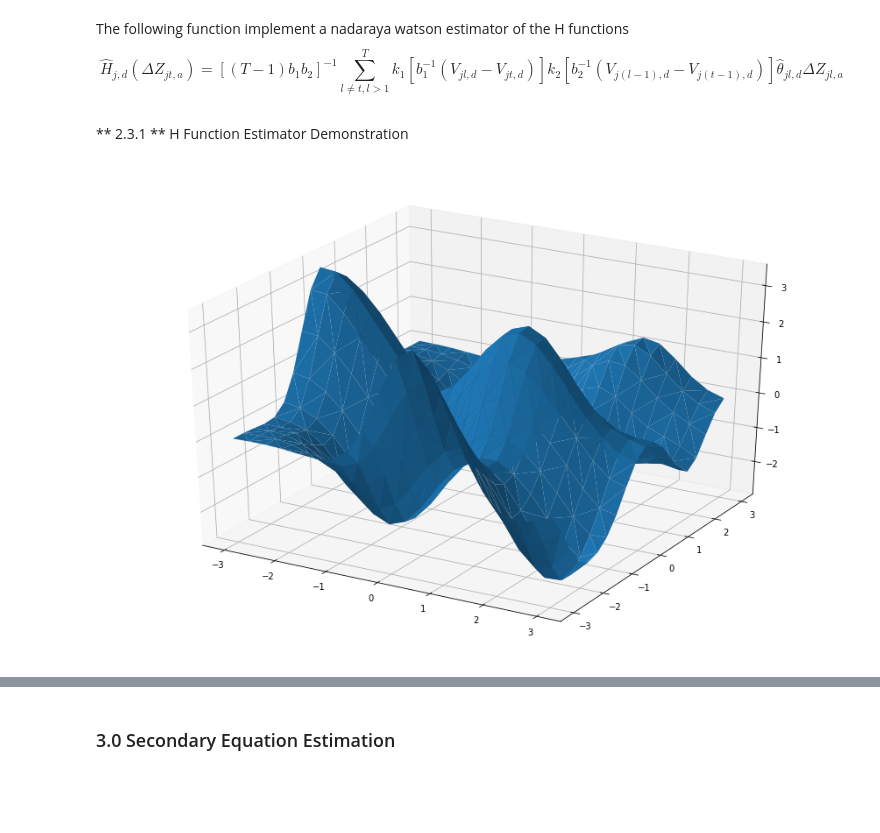
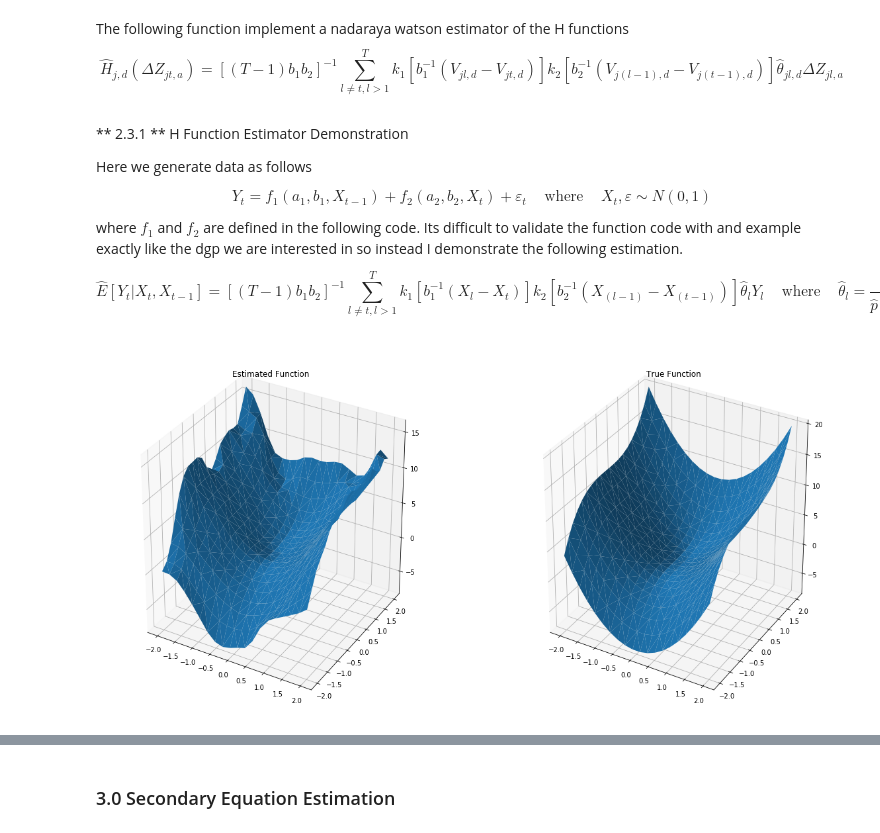
Before and after one commit to Existentialdredd/pan_sel_cntrl, a Jupyter notebook: PS&C.ipynb, the cells around one changed output, grey strips where cells are left out. Drawn from its saved outputs; the diff is of its cells as text; code cells hidden in the pictures; blank space fills up the shorter version.

Commit message:
changes to H function demonstration

```diff
--- a/PS&C.ipynb
+++ b/PS&C.ipynb
@@ -321,50 +321,88 @@ H       Vector of H function estimates corresponding to arguments p
     # Finishing the calculation at each point in X
     H = 1./((reg.shape[0]-1)*b[0]*b[1])*np.dot(H2,np.ones((H2.shape[1],1)))
     return H
-# %% [markdown]
-** 2.3.1 ** H Function Estimator Demonstration
+# %% [markdown]
+** 2.3.1 ** H Function Estimator Demonstration
+
+Here we generate data as follows
+
+$$
+Y_t = f_1(a_1,b_1,X_{t-1}) + f_2(a_2,b_2,X_{t}) + \varepsilon_t \;\;\; \text{ where } \;\;\; X_t,\varepsilon \sim N(0,1)
+$$
+
+where $f_1$ and $f_2$ are defined in the following code. Its difficult to validate the function code with and example exactly like the dgp we are interested in so instead I demonstrate the following estimation.
+
+$$
+\hat{E}[Y_t|X_t,X_{t-1}] = [(T-1)b_1b_2]^{-1} \sum_{l \neq t , l > 1}^T k_1[b_1^{-1}(X_{l} - X_{t})] k_2[b_2^{-1}(X_{(l-1)} - X_{(t-1)})] \hat{\theta}_{l} Y_l \;\;\; \text{ where } \;\;\; \hat{\theta}_{l} = \frac{1}{\hat{p}(X_{l},X_{(l-1)})}
+$$
 # %%
 %%time
-f1 = lambda a,b,x : a*np.cos(b*x)
-f2 = lambda a,b,x : a*np.sin(b*x)
 
+## Regression Function Definition
+#f1 = lambda a,b,x : a*np.cos(b*x)
+#f2 = lambda a,b,x : a*np.sin(b*x)
+f1 = lambda a,b,x: a*x**b
+f2 = lambda a,b,x: a*x**(b)
+
+## Regressor and Error Generation
+# Number of observations
 n = 1000
+# Vector of means
 mu = np.array([0,0])
+# Variance Covariance Matrix
 var = np.array([[1,0],[0,1]])
+# Data generation
 x = np.random.multivariate_normal(mu,var,n)
+# Coverting to pandas dataframe
 x = pd.DataFrame(x,columns = ['x1','ep'])
-a = [ 3 , 2 ]
-b = [ 2 , 2 ]
-x2 = pd.DataFrame(f1(a[0],b[0],np.array(x.x1[1:]))+f2(a[1],b[1],np.array(x.x1[:-1])),columns = ['m'])
+
+## Regressand Generation
+# Parameters for conditional expectation functions
+a = [ 3 , 1 ]
+b = [ 2 , 3 ]
+# Conditional expectation functions at data points
+x2 = pd.DataFrame(f1(a[0],b[0],np.array(x.x1[:-1]))+f2(a[1],b[1],np.array(x.x1[1:])),columns = ['m'])
+# Regressand Generation
 x2['y'] = x2.m + np.array(x.ep[1:])
 
-# Points of evaluation
+## Points of Evaluation Generation
+# Smallest coordinate value
 pl = -2
+# Largest coordinate value
 pu =  2
+# Grid of points will be npts X npts
 npts = 20
+# Points generation and Stacking
 p = np.linspace(pl,pu,npts).reshape((20,1))
 p = np.hstack((p,pl*np.ones((20,1))))
 for j in np.arange(1,20,1):
     pt = np.hstack((p[0:20,0].reshape((20,1)),p[j,0]*np.ones((20,1))))
     p = np.vstack((p,pt))
 p = pd.DataFrame(p, columns =['p1','p2'])
 
-# Constructing the theta ratios
+## Constructing the Theta Ratio: 1/p(x_1t,x_1(t-1))
 z = pd.DataFrame(np.array(x.x1[:-1]), columns = ['xt'])
 z['xt-1'] = np.array(x.x1[1:])
-h0 = 2.25*z.shape[0]**(-1/5)*z.xt.std(0)
+# Plug-in Bandwidth
+h0 = 1.05*z.shape[0]**(-1/5)*z.xt.std(0)
+# Collecting into a vector
 h = [ h0 , h0 ]
+# Density Estimate Function Call
 den = mvden(z,z,h,10)
+# Theta Ratio
+tht1 = 1/den
 
 # Function Call
-H = Nw_H_pan(x2['y'],1/den,x.x1,p,h,9,0)
+H = Nw_H_pan(x2['y'],tht1,x.x1,p,h,9,0)
 
-# Plotting Esimated function
-fig = plt.figure(figsize = (15,10))
-ax = fig.gca(projection ='3d')
-p = pd.DataFrame(p, columns =['p1','p2'])
+# Plotting
+fig = plt.figure(figsize = (20,10))
+ax = fig.add_subplot(1, 2, 1, projection='3d')
 surf = ax.plot_trisurf(p.p1,p.p2,H[:,0])
-#surf = ax.plot_trisurf(p.p1,p.p2,f1(a[0],b[0],p.p1)+f2(a[1],b[1],p.p2))
+plt.title('Estimated Function')
+ax = fig.add_subplot(1, 2, 2, projection='3d')
+surf = ax.plot_trisurf(p.p1,p.p2,f1(a[0],b[0],p.p1)+f2(a[1],b[1],p.p2))
+plt.title('True Function')
 plt.show()
 # %% [output]
-[figure, old version]
+[figure, new version]
```
Also changed, not shown: parts of 3 cells of this notebook.
